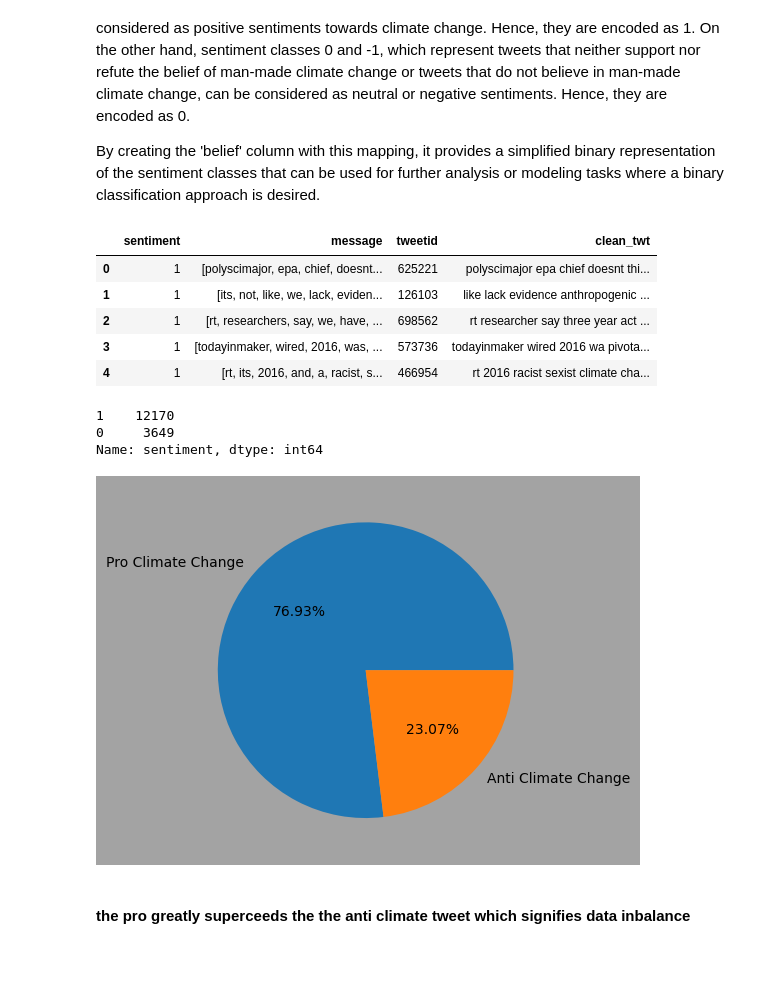
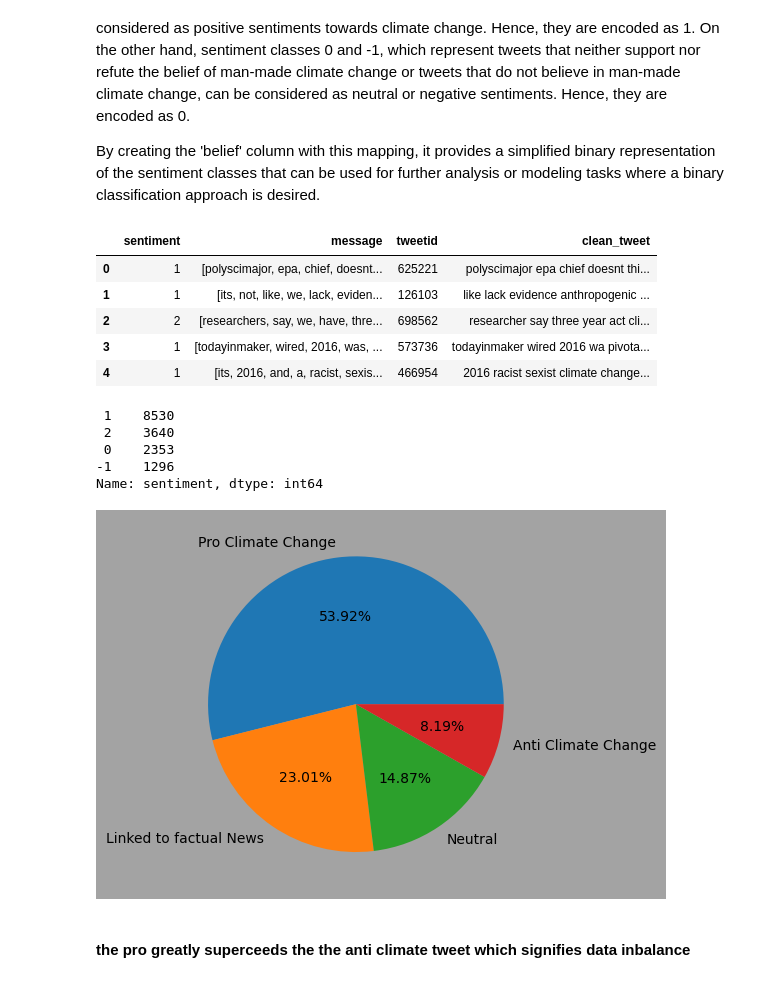
Before and after one commit to TEAM-RR7-RAVE/EA-Twitter-Sentiment-Classification, a Jupyter notebook: Classification_predict.ipynb, the cells around one changed output. Cells and saved outputs as stored; diff of their text form; code cells hidden in the pictures.

```diff
--- a/Classification_predict.ipynb
+++ b/Classification_predict.ipynb
@@ -172,8 +172,11 @@ def clean_tweet(twts):
 
     return twts
 # %%
-df = df_train.copy() # assign the dataframe to a new object
+#df = df_train.copy() # assign the dataframe to a new object
 
+#df = pd.concat([df_train,df_test])
+
+df = df_train
 
 df['message'] = df['message'].apply(clean_tweet)
 # %%
@@ -610,46 +624,50 @@ By creating the 'belief' column with this mapping, it provides a simplified bina
 # %%
-df_new = df.copy()
+df_new = df
+# %%
+df_new.head()
+# %% [output]
+|  | sentiment | message | tweetid | clean_tweet |
+| 0 | 1 | [polyscimajor, epa, chief, doesnt... | 625221 | polyscimajor epa chief doesnt thi... |
+| 1 | 1 | [its, not, like, we, lack, eviden... | 126103 | like lack evidence anthropogenic ... |
+| 2 | 2 | [researchers, say, we, have, thre... | 698562 | researcher say three year act cli... |
+| 3 | 1 | [todayinmaker, wired, 2016, was, ... | 573736 | todayinmaker wired 2016 wa pivota... |
+| 4 | 1 | [its, 2016, and, a, racist, sexis... | 466954 | 2016 racist sexist climate change... |
 # %%
 # Load the dataset into a DataFrame
 
 # Create a new column 'sentiment' based on the mapping
-df_new['sentiment'] = df_new['sentiment'].map({2: 1, 1: 1, 0: 0, -1: 0})
+#df_new['sentiment'] = df_new['sentiment'].map({2: 1, 1: 1, 0: 0, -1: 0})
 
-df_new.head()
+#df_new.head()
-# %% [output]
-|  | sentiment | message | tweetid | clean_twt |
-| 0 | 1 | [polyscimajor, epa, chief, doesnt... | 625221 | polyscimajor epa chief doesnt thi... |
-| 1 | 1 | [its, not, like, we, lack, eviden... | 126103 | like lack evidence anthropogenic ... |
-| 2 | 1 | [rt, researchers, say, we, have, ... | 698562 | rt researcher say three year act ... |
-| 3 | 1 | [todayinmaker, wired, 2016, was, ... | 573736 | todayinmaker wired 2016 wa pivota... |
-| 4 | 1 | [rt, its, 2016, and, a, racist, s... | 466954 | rt 2016 racist sexist climate cha... |
 # %%
 pie_x_new = df_new.sentiment.value_counts() # to check if the data balances between the pro and the anti
 pie_x_new
 # %% [output]
-1    12170
-0     3649
+ 1    8530
+ 2    3640
+ 0    2353
+-1    1296
 Name: sentiment, dtype: int64
 # %%
 pie_x_new = df_new.sentiment.value_counts()
 labels_new = df_new.sentiment.unique()
 
 
 # Define the label mapping dictionary
-label_mapping_new = {1 : 'Pro Climate Change', 0 : 'Anti Climate Change'}
+label_mapping_new = {1 : 'Pro Climate Change', -1 : 'Anti Climate Change', 0 : 'Neutral', 2 : 'Linked to factual News'}
 
 # Create a vectorized function to apply the mapping
 vfunc_new = np.vectorize(lambda x: label_mapping_new[x])
 
 # Apply the mapping to the labels
 mapped_labels_new = vfunc_new(labels_new)
 
 # Remove the white background
 plt.figure().set_facecolor('#A3A3A3')
 plt.pie(pie_x_new ,autopct='%0.2f%%', labels = mapped_labels_new)
 plt.show()
 # %% [output]
-[figure, old version]
+[figure, new version]
 # %% [markdown]
 #### the pro greatly superceeds the the anti climate tweet which signifies data inbalance
 # %%
```
Also changed, not shown: parts of 37 cells of this notebook, 1 other file.
